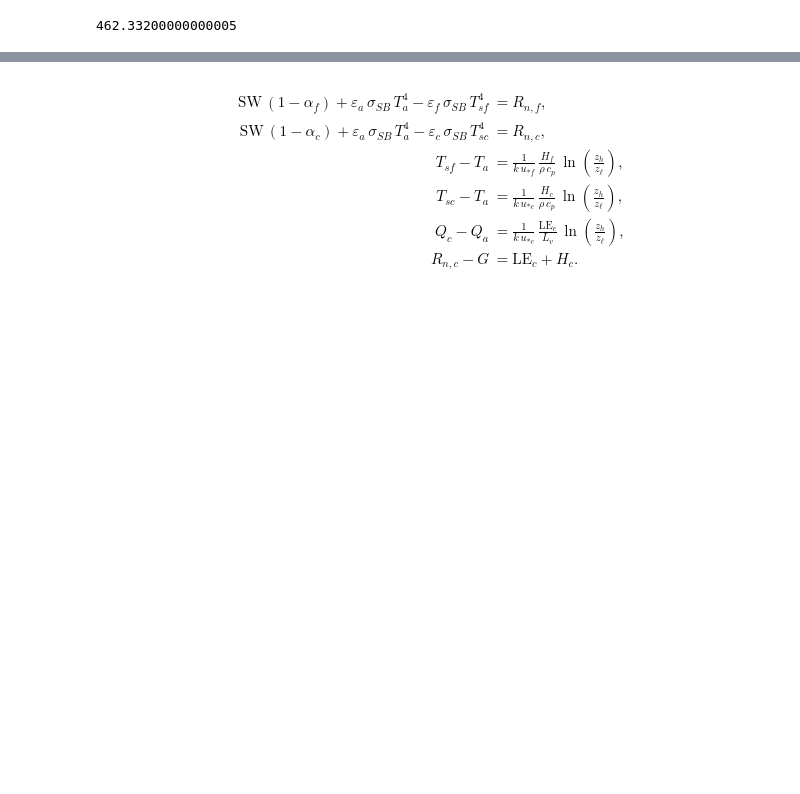
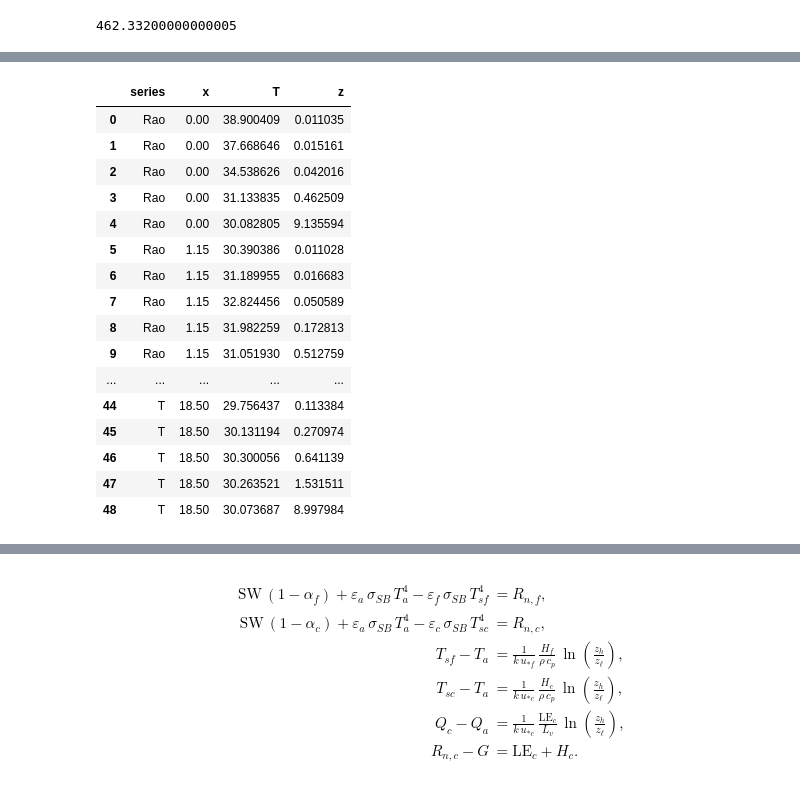
Before and after one commit to octavia-crompton/suttons-problem, a Jupyter notebook: notebooks/Advection - general.ipynb, the cells around one changed output, grey strips where cells are left out. Saved outputs shown, nothing was run; the diff lists cells and outputs as text; code cells hidden in the pictures; blank space fills up the shorter version.

```diff
--- a/notebooks/Advection - general.ipynb
+++ b/notebooks/Advection - general.ipynb
@@ -1822,3 +1779,23 @@ def parse_rao_wide_to_long(
 # ---- Example usage (no printing, no saving, just DataFrames) ----
 fig1_long = parse_rao_wide_to_long("../data/Rao_1974_Figure1.csv")
 fig2_long = parse_rao_wide_to_long("../data/Rao_1974_Figure2.csv")
+# %%
+fig1_long
+# %% [output]
+|  | series | x | T | z |
+| 0 | Rao | 0.00 | 38.900409 | 0.011035 |
+| 1 | Rao | 0.00 | 37.668646 | 0.015161 |
+| 2 | Rao | 0.00 | 34.538626 | 0.042016 |
+| 3 | Rao | 0.00 | 31.133835 | 0.462509 |
+| 4 | Rao | 0.00 | 30.082805 | 9.135594 |
+| 5 | Rao | 1.15 | 30.390386 | 0.011028 |
+| 6 | Rao | 1.15 | 31.189955 | 0.016683 |
+| 7 | Rao | 1.15 | 32.824456 | 0.050589 |
+| 8 | Rao | 1.15 | 31.982259 | 0.172813 |
+| 9 | Rao | 1.15 | 31.051930 | 0.512759 |
+| ... | ... | ... | ... | ... |
+| 44 | T | 18.50 | 29.756437 | 0.113384 |
+| 45 | T | 18.50 | 30.131194 | 0.270974 |
+| 46 | T | 18.50 | 30.300056 | 0.641139 |
+| 47 | T | 18.50 | 30.263521 | 1.531511 |
+| 48 | T | 18.50 | 30.073687 | 8.997984 |
```
Also changed, not shown: parts of 22 cells of this notebook.
